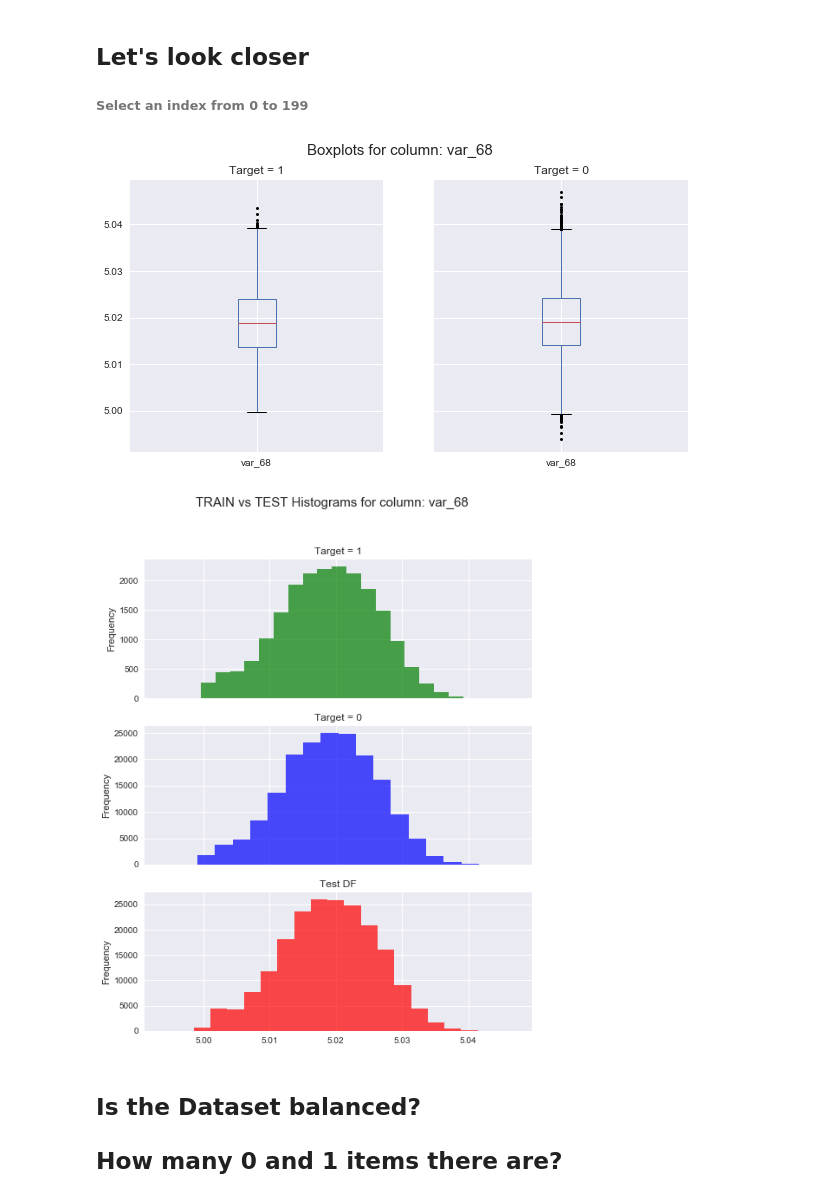
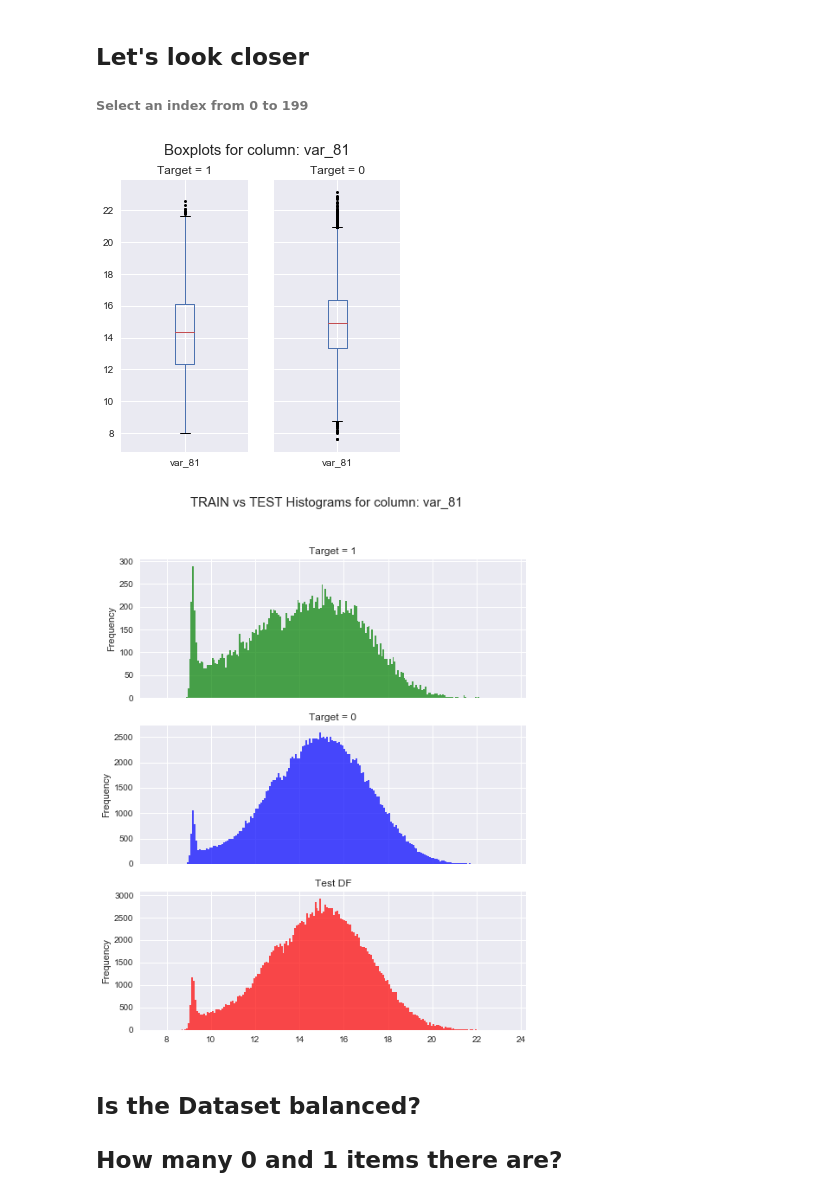
Before and after one commit to FedericoRaimondi/myProjects, a Jupyter notebook: Santander_Customer_Transaction_Prediction/data_exploration/Data Exploration.ipynb, the cells around one changed output. Cells and saved outputs as stored; diff of their text form; code cells hidden in the pictures.

```diff
--- a/Santander_Customer_Transaction_Prediction/data_exploration/Data Exploration.ipynb
+++ b/Santander_Customer_Transaction_Prediction/data_exploration/Data Exploration.ipynb
@@ -126,42 +145,42 @@ for i in chunks:
 ###### Select an index from 0 to 199
 # %%
 # choose a column index
-index = 68
+index = 81
 # %%
 # displaying boxplots for the selected column:
-fig1, axes1 = plt.subplots(ncols = 2, sharey = True, figsize=(10,5))
+fig1, axes1 = plt.subplots(ncols = 2, sharey = True, figsize=(5,5))
 
 # boxplot only for records with target = 1
 ax1 = df_train.loc[df_train["target"] == 1].boxplot(column = variables[index], ax=axes1[0], sym='k.')
 ax1.set_title('Target = 1')
 
 # boxplot only for records with target = 0
 ax2 = df_train.loc[df_train["target"] == 0].boxplot(column = variables[index], ax=axes1[1], sym='k.')
 ax2.set_title('Target = 0')
 
 fig1.suptitle("Boxplots for column: " + str(variables[index]), fontsize=15)
 plt.show()
 
 #displaying histograms for the selected column:
 fig2, axes2 = plt.subplots(nrows = 3, sharex = True, figsize=(8,10))
 
 # boxplot only for records with target = 1
-ax1 = df_train.loc[df_train["target"] == 1][variables[index]].plot.hist(ax=axes2[0], bins=20, color='green', alpha=0.7)
+ax1 = df_train.loc[df_train["target"] == 1][variables[index]].plot.hist(ax=axes2[0], bins=200, color='green', alpha=0.7)
 ax1.set_title('Target = 1')
 
 # boxplot only for records with target = 0
-ax2 = df_train.loc[df_train["target"] == 0][variables[index]].plot.hist(ax=axes2[1], bins=20, color='blue', alpha=0.7)
+ax2 = df_train.loc[df_train["target"] == 0][variables[index]].plot.hist(ax=axes2[1], bins=200, color='blue', alpha=0.7)
 ax2.set_title('Target = 0')
 
 #TEST DF
-ax3 = df_test.loc[:][variables[index]].plot.hist(ax=axes2[2], bins=20, color='red', alpha=0.7)
+ax3 = df_test.loc[:][variables[index]].plot.hist(ax=axes2[2], bins=200, color='red', alpha=0.7)
 ax3.set_title('Test DF')
 
 fig2.suptitle("TRAIN vs TEST Histograms for column: " + str(variables[index]), fontsize=15)
 plt.show()
 # %% [output]
-[figure, old version]
+[figure, new version]
-[figure, old version]
+[figure, new version]
 # %% [markdown]
 ## Is the Dataset balanced?
 ## How many 0 and 1 items there are?
```
Also changed, not shown: parts of 11 cells of this notebook.
